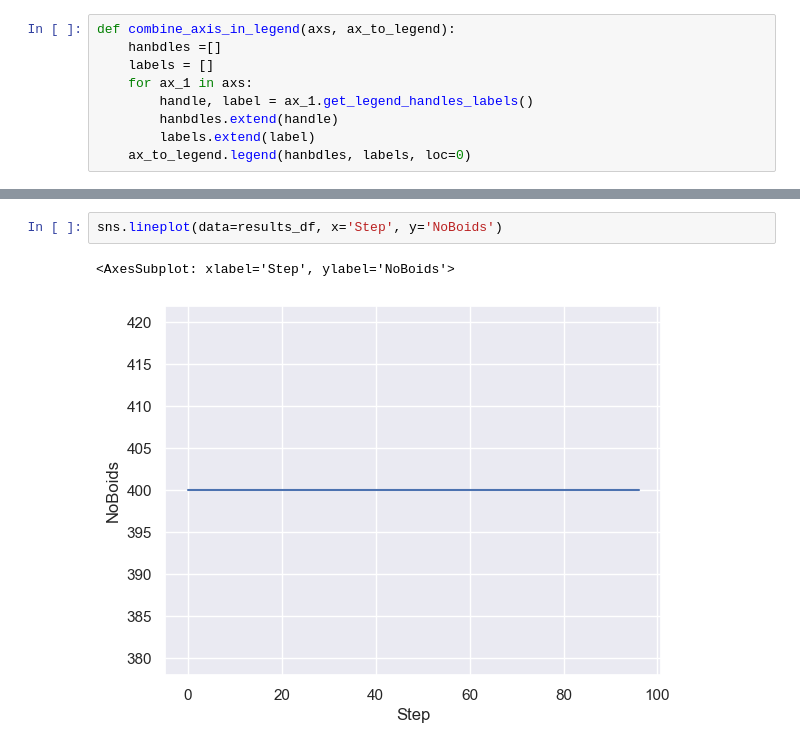
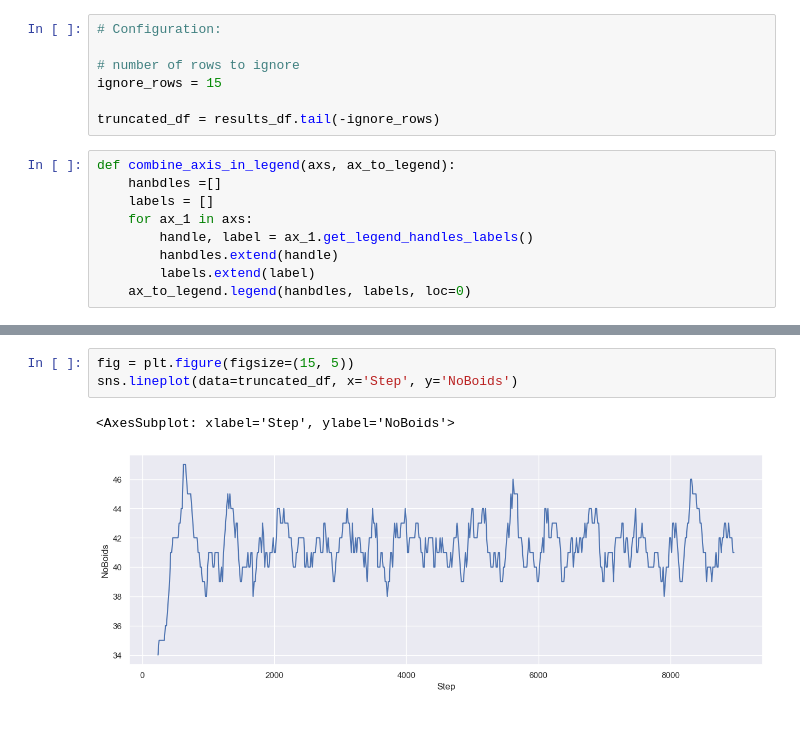
Before and after one commit to Trottero/master-thesis-simulator, a Jupyter notebook: Analytics/simulation_analytics.ipynb, the cells around one changed output, grey strips where cells are left out. Drawn from its saved outputs; the diff is of its cells as text.

```diff
--- a/Analytics/simulation_analytics.ipynb
+++ b/Analytics/simulation_analytics.ipynb
@@ -50,3 +50,10 @@ None
+# %%
+# Configuration:
+
+# number of rows to ignore
+ignore_rows = 15
+
+truncated_df = results_df.tail(-ignore_rows)
 # %%
 def combine_axis_in_legend(axs, ax_to_legend):
     hanbdles =[]
@@ -69,6 +77,7 @@ combine_axis_in_legend([ax, ax2], ax2)
 # %%
-sns.lineplot(data=results_df, x='Step', y='NoBoids')
+fig = plt.figure(figsize=(15, 5))
+sns.lineplot(data=truncated_df, x='Step', y='NoBoids')
 # %% [output]
 <AxesSubplot: xlabel='Step', ylabel='NoBoids'>
-[figure, old version]
+[figure, new version]
 # %%
```
Also changed, not shown: parts of 4 cells of this notebook, 4 other files.
